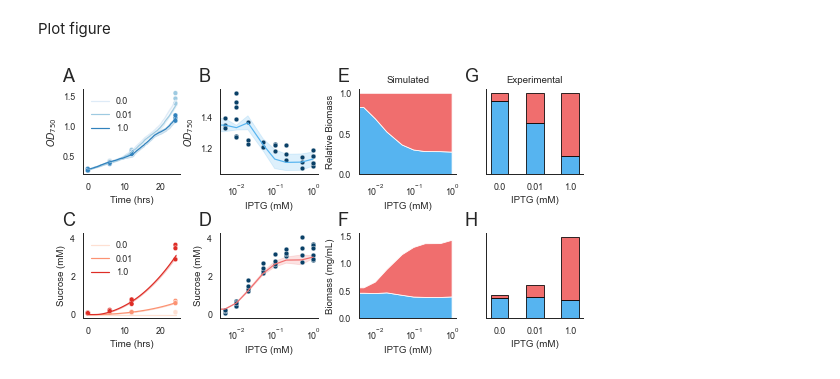
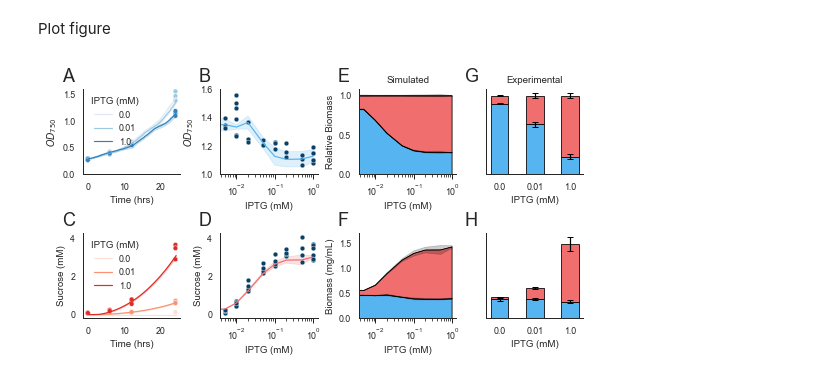
Before and after one commit to Jsakkos/nufeb-cyano-e-coli, a Jupyter notebook: notebooks/Model validation-cyanobacteria.ipynb, the cells around one changed output. Drawn from its saved outputs; the diff is of its cells as text; code cells hidden in the pictures.

Commit message:
Added error bars to figure

```diff
--- a/notebooks/Model validation-cyanobacteria.ipynb
+++ b/notebooks/Model validation-cyanobacteria.ipynb
@@ -105,3 +105,9 @@ Experimental.head()
 Experimental.IPTG.unique()
 # %% [output]
 array([0.  , 0.01, 1.  ])
+# %%
+tmp = df24.groupby('IPTG').mean().reset_index()
+
+for i in df24.IPTG.unique():
+    df24.loc[df24.IPTG==i,'SucroseMass2']=df24.loc[df24.IPTG==i,'SucroseMass']+ tmp.loc[tmp.IPTG==i,'Biomass'].values[0]
+    df24.loc[df24.IPTG==i,'RelativeSucrose2']=df24.loc[df24.IPTG==i,'RelativeSucrose']+ tmp.loc[tmp.IPTG==i,'RelativeBiomass'].values[0]
@@ -128,7 +145,7 @@ gs0 = gridspec.GridSpec(2, 4, figure=fig)
 sns.set_context('paper')
 sns.set_style('white')
 
-#colors
+#colors=
 od_pal = ['#deebf7','#9ecae1','#3182bd']
 suc_pal = ['#fee0d2','#fc9272','#de2d26']#['#094067','#90b4ce','#5f6c7b']#['#3da9fc','#ef4565','#5f6c7b']
 c_suc=['#56B4F0','#F06E6E']
@@ -138,88 +155,108 @@ c_exp = '#094067'
 ax1 = fig.add_subplot(gs0[0, 0])
 sns.lineplot(x='Hours',y='OD750',hue='IPTG',ci='sd',data=df[(df.IPTG==0) | (df.IPTG==0.01) | (df.IPTG==1)],ax=ax1,palette=od_pal)
 sns.scatterplot(x='Time',y='OD750',hue='IPTG',ci='sd',data=Experimental,ax=ax1,palette=od_pal,legend=False)
-ax1.legend(frameon=False)
+ax1.legend(frameon=False,title='IPTG (mM)')
 ax1.set_xlabel('Time (hrs)')
 ax1.set_ylabel(r'$OD_{750}$')
+ax1.set_ylim(0,1.6)
 
 # Sucrose vs time
 ax2 = fig.add_subplot(gs0[1, 0])
 sns.lineplot(x='Hours',y='Sucrose',hue='IPTG',ci='sd',data=df[(df.IPTG==0) | (df.IPTG==0.01) | (df.IPTG==1)],palette=suc_pal,ax=ax2)
 sns.scatterplot(x='Time',y='Sucrose_mM',hue='IPTG',ci='sd',data=Experimental,ax=ax2,palette=suc_pal,legend=False)
-ax2.legend(frameon=False)
+ax2.legend(frameon=False,title='IPTG (mM)')
 ax2.set_xlabel('Time (hrs)')
 ax2.set_ylabel('Sucrose (mM)')
 
 # OD vs IPTG @ 24 hrs
-ax3 = fig.add_subplot(gs0[0, 1])
-sns.lineplot(x='IPTG',y='OD750',ci='sd',data=df24,ax=ax3,color=c_suc[0])
-sns.scatterplot(x='IPTG',y='OD750',ci='sd',data=test_data,ax=ax3,color=c_exp)
-ax3.set_xscale('log')
-ax3.set_xlabel('IPTG (mM)')
-ax3.set_ylabel(r'$OD_{750}$')
-
+with sns.axes_style("ticks"):
+    ax3 = fig.add_subplot(gs0[0, 1])
+    sns.lineplot(x='IPTG',y='OD750',ci='sd',data=df24,ax=ax3,color=c_suc[0])
+    sns.scatterplot(x='IPTG',y='OD750',ci='sd',data=test_data,ax=ax3,color=c_exp)
+    ax3.set_xscale('log')
+    ax3.set_xlabel('IPTG (mM)')
+    ax3.set_ylabel(r'$OD_{750}$')
+    ax3.set_ylim(1,1.6)
 # Sucrose vs IPTG @ 24 hrs
-ax4 = fig.add_subplot(gs0[1, 1],sharey=ax2)
-sns.lineplot(x='IPTG',y='Sucrose',ci='sd',data=df24,ax=ax4,color=c_suc[1])
-sns.scatterplot(x='IPTG',y='Sucrose',ci='sd',data=test_data,ax=ax4,color=c_exp)
-ax4.set_xscale('log')
-ax4.set_xlabel('IPTG (mM)')
-ax4.set_ylabel('Sucrose (mM)')
+with sns.axes_style("ticks"):
+    ax4 = fig.add_subplot(gs0[1, 1],sharey=ax2)
+    sns.lineplot(x='IPTG',y='Sucrose',ci='sd',data=df24,ax=ax4,color=c_suc[1])
+    sns.scatterplot(x='IPTG',y='Sucrose',ci='sd',data=test_data,ax=ax4,color=c_exp)
+    ax4.set_xscale('log')
+    ax4.set_xlabel('IPTG (mM)')
+    ax4.set_ylabel('Sucrose (mM)')
 width = 0.5
 # Relative biomass, simulated
-ax5 = fig.add_subplot(gs0[0, 2])
-ax5.stackplot(df24.IPTG.unique(),df24.groupby('IPTG').mean().RelativeBiomass,df24.groupby('IPTG').mean().RelativeSucrose,colors=c_suc)#'#5f6c7b','#094067',
-ax5.set_ylabel('Relative Biomass')
-ax5.set_xscale('log')
-ax5.set_xlabel('IPTG (mM)')
-ax5.set_title('Simulated')
+with sns.axes_style("ticks"):
+    ax5 = fig.add_subplot(gs0[0, 2])
+    ax5.stackplot(df24.IPTG.unique(),df24.groupby('IPTG').mean().RelativeBiomass,df24.groupby('IPTG').mean().RelativeSucrose,colors=c_suc,edgecolor='k')#'#5f6c7b','#094067',
+    sns.lineplot(x=df24.IPTG,y=df24.RelativeBiomass,ci='sd',ax=ax5,color='k',lw=0.5)
+    sns.lineplot(x=df24.IPTG,y=df24.RelativeSucrose2,ci='sd',ax=ax5,color='k',lw=0.5)
+    ax5.set_ylabel('Relative Biomass')
+    ax5.set_xscale('log')
+    ax5.set_xlabel('IPTG (mM)')
+    ax5.set_title('Simulated')
 #ax5.bar(Experimental.IPTG.unique().astype('str'),df24[(df24.IPTG==0) | (df24.IPTG==0.5) | (df24.IPTG==1)].groupby('IPTG').mean().RelativeBiomass,width,label='Cell Biomass',edgecolor='k',color='#2ca25f')
 #ax5.bar(Experimental.IPTG.unique().astype('str'),df24[(df24.IPTG==0) | (df24.IPTG==0.5) | (df24.IPTG==1)].groupby('IPTG').mean().RelativeSucrose,width,bottom=df24[(df24.IPTG==0) | (df24.IPTG==0.5) | (df24.IPTG==1)].groupby('IPTG').mean().RelativeBiomass,label='Sucrose Biomass',edgecolor='k',color='#92c5de')
 #ax5.set_ylabel('Relative Biomass')
 
 # Total biomass, simulated
-ax6 = fig.add_subplot(gs0[1, 2])
-ax6.stackplot(df24.IPTG.unique(),df24.groupby('IPTG').mean().Biomass,df24.groupby('IPTG').mean().SucroseMass,colors=c_suc)
-#ax6.bar(Experimental.IPTG.unique().astype('str'),df24[(df24.IPTG==0) | (df24.IPTG==0.5) | (df24.IPTG==1)].groupby('IPTG').mean().Biomass,width,label='Cell Biomass',edgecolor='k',color='#2ca25f')
-#ax6.bar(Experimental.IPTG.unique().astype('str'),df24[(df24.IPTG==0) | (df24.IPTG==0.5) | (df24.IPTG==1)].groupby('IPTG').mean().SucroseMass,width,bottom=df24[(df24.IPTG==0) | (df24.IPTG==0.5) | (df24.IPTG==1)].groupby('IPTG').mean().Biomass,label='Sucrose Biomass',edgecolor='k',color='#92c5de')
-ax6.set_ylabel('Biomass (mg/mL)')
-ax6.set_xscale('log')
-ax6.set_xlabel('IPTG (mM)')
+with sns.axes_style("ticks"):
+    ax6 = fig.add_subplot(gs0[1, 2])
+    ax6.stackplot(df24.IPTG.unique(),df24.groupby('IPTG').mean().Biomass,df24.groupby('IPTG').mean().SucroseMass,colors=c_suc,edgecolor='k',)
+    sns.lineplot(x=df24.IPTG,y=df24.Biomass,ci='sd',ax=ax6,color='k',lw=0.5)
+    sns.lineplot(x=df24.IPTG,y=df24.SucroseMass2,ci='sd',ax=ax6,color='k',lw=0.5)
+    #ax6.errorbar(df24.IPTG.unique(), df24.groupby('IPTG').mean().Biomass, yerr=df24.groupby('IPTG').std().Biomass,marker='',ls='',ecolor='black', capsize=3)
+    #ax6.bar(Experimental.IPTG.unique().astype('str'),df24[(df24.IPTG==0) | (df24.IPTG==0.5) | (df24.IPTG==1)].groupby('IPTG').mean().Biomass,width,label='Cell Biomass',edgecolor='k',color='#2ca25f')
+    #ax6.bar(Experimental.IPTG.unique().astype('str'),df24[(df24.IPTG==0) | (df24.IPTG==0.5) | (df24.IPTG==1)].groupby('IPTG').mean().SucroseMass,width,bottom=df24[(df24.IPTG==0) | (df24.IPTG==0.5) | (df24.IPTG==1)].groupby('IPTG').mean().Biomass,label='Sucrose Biomass',edgecolor='k',color='#92c5de')
+    ax6.set_ylabel('Biomass (mg/mL)')
+    ax6.set_xscale('log')
+    ax6.set_xlabel('IPTG (mM)')
+    #ax6.yaxis.set_major_locator(plt.NullLocator())
+
 #ax6.legend(frameon=False)
 
 pctBiomass = Experimental.loc[Experimental.Time==24].groupby('IPTG').mean()['% Biomass']
 pctSucrose = Experimental.loc[Experimental.Time==24].groupby('IPTG').mean()['% Sucrose']
+pctBiomassErr = Experimental.loc[Experimental.Time==24].groupby('IPTG').std()['% Biomass']
+pctSucroseErr = Experimental.loc[Experimental.Time==24].groupby('IPTG').std()['% Sucrose']
+
 
 Biomass = Experimental.loc[Experimental.Time==24].groupby('IPTG').mean()['Biomass']
+BiomassErr = Experimental.loc[Experimental.Time==24].groupby('IPTG').std()['Biomass']
 Sucrose = Experimental.loc[Experimental.Time==24].groupby('IPTG').mean()['Sucrose']
-
+SucroseErr = Experimental.loc[Experimental.Time==24].groupby('IPTG').std()['Sucrose']
 # Relative biomass, experimental
 
 ax7 = fig.add_subplot(gs0[0, 3],sharey=ax5)
-ax7.bar(Experimental.IPTG.unique().astype('str'),pctBiomass,width,label='Cell Biomass',edgecolor='k',color=c_suc[0])
-ax7.bar(Experimental.IPTG.unique().astype('str'),pctSucrose,width,bottom=pctBiomass,label='Cell Biomass',edgecolor='k',color=c_suc[1])
+ax7.bar(Experimental.IPTG.unique().astype('str'),pctBiomass,width,yerr=pctBiomassErr,label='Cell Biomass',edgecolor='k',color=c_suc[0],ecolor='black', capsize=3)
+ax7.bar(Experimental.IPTG.unique().astype('str'),pctSucrose,width,yerr=pctSucroseErr,bottom=pctBiomass,label='Cell Biomass',edgecolor='k',color=c_suc[1],ecolor='black', capsize=3)
 ax7.set_title('Experimental')
 ax7.set_xlabel('IPTG (mM)')
+
 # Total biomass, experimental
+
 ax8 = fig.add_subplot(gs0[1, 3],sharey=ax6)
-ax8.bar(Experimental.IPTG.unique().astype('str'),Biomass,width,label='Cell Biomass',edgecolor='k',color=c_suc[0])
-ax8.bar(Experimental.IPTG.unique().astype('str'),Sucrose,width,bottom=Biomass,label='Cell Biomass',edgecolor='k',color=c_suc[1])
+ax8.bar(Experimental.IPTG.unique().astype('str'),Biomass,width,yerr=BiomassErr,label='Cell Biomass',edgecolor='k',color=c_suc[0],ecolor='black', capsize=3)
+ax8.bar(Experimental.IPTG.unique().astype('str'),Sucrose,width,yerr=SucroseErr,bottom=Biomass,label='Cell Biomass',edgecolor='k',color=c_suc[1],ecolor='black', capsize=3)
 ax8.set_xlabel('IPTG (mM)')
 
-#plt.setp(ax4.get_yticklabels(), visible=False)
+#
 
+for ax in [ax3,ax4,ax5,ax6]:
+    ax.tick_params(left=False)
 plt.setp(ax7.get_yticklabels(), visible=False)
 plt.setp(ax8.get_yticklabels(), visible=False)
 label_panel(ax1,'A')
 label_panel(ax2,'C')
 label_panel(ax3,'B')
 label_panel(ax4,'D')
 label_panel(ax5,'E')
 label_panel(ax6,'F')
 label_panel(ax7,'G')
 label_panel(ax8,'H')
 sns.despine()
 #fig.tight_layout()
 fig.savefig(r'../figures/se-validation.png',dpi=600,bbox_inches='tight')
 # %% [output]
-[figure, old version]
+[figure, new version]
```
Also changed, not shown: parts of 1 cell of this notebook, 1 other file.
